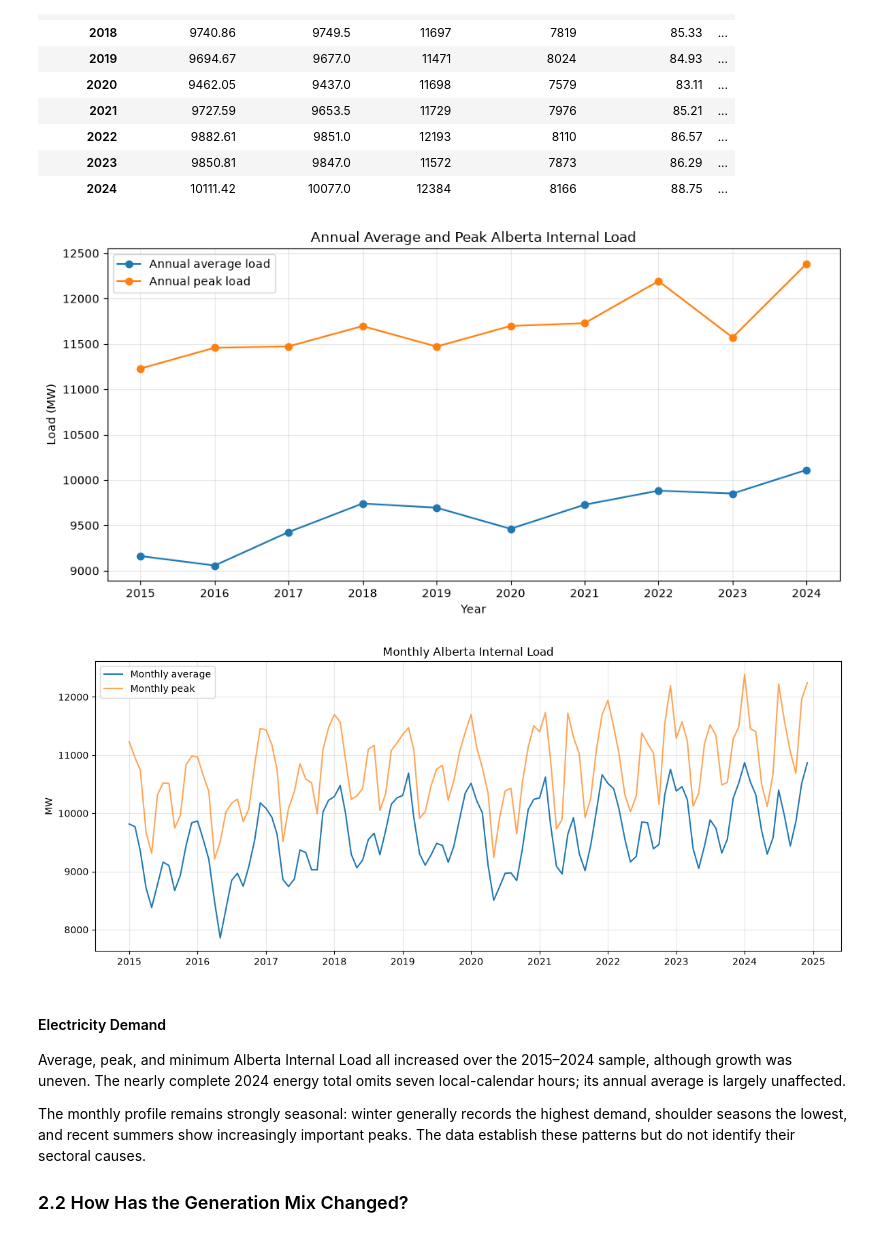
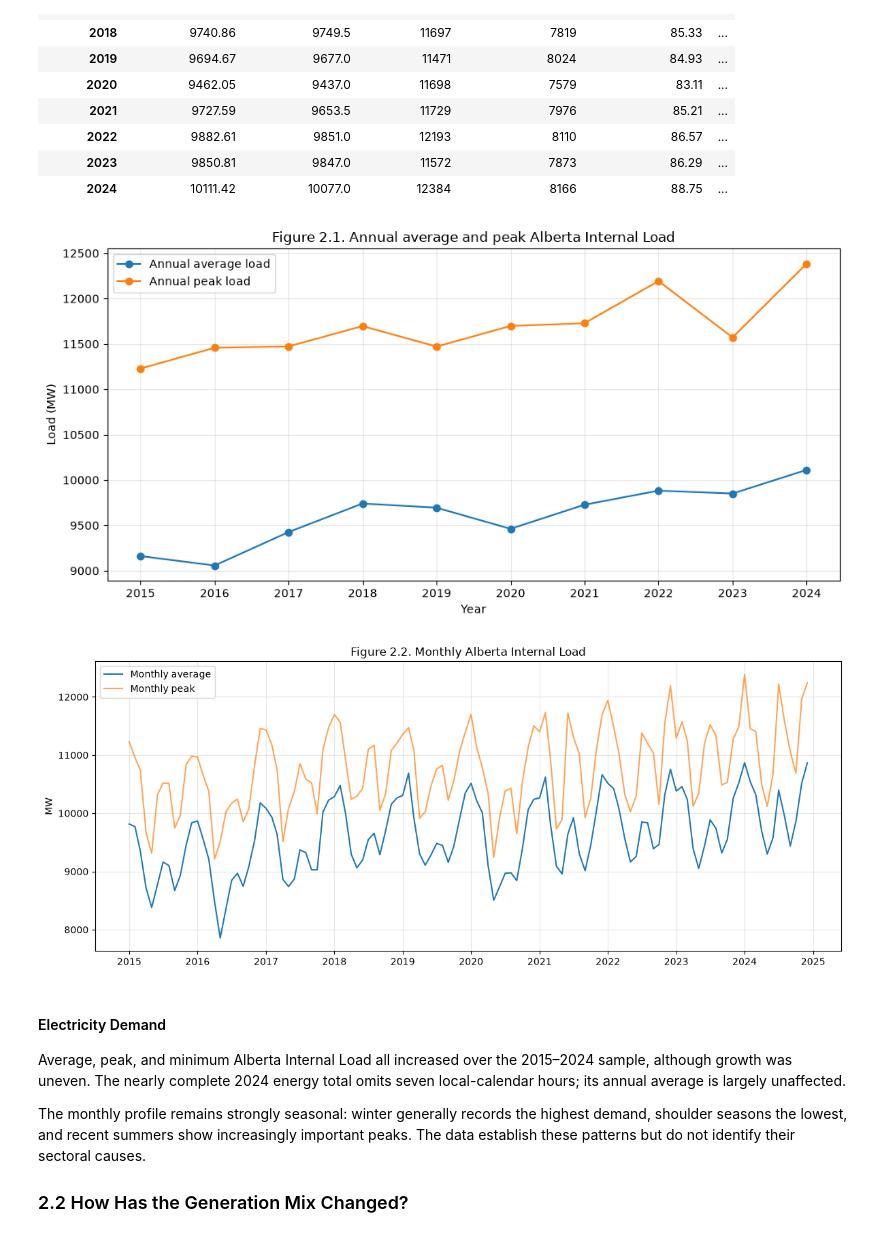
Before and after one commit to bhasein/alberta_power_markets_project, a Jupyter notebook: notebooks/01_Understanding_the_Alberta_Electricity_Market.ipynb, the cells around one changed output. Cells and saved outputs as stored; diff of their text form; code cells hidden in the pictures.

```diff
--- a/notebooks/01_Understanding_the_Alberta_Electricity_Market.ipynb
+++ b/notebooks/01_Understanding_the_Alberta_Electricity_Market.ipynb
@@ -745,35 +745,35 @@ annual_load.round(2)
 # Visualize long-term demand trends
 # ---------------------------------------------------------------------
 
 plot_df = annual_load.copy()
 
 fig, ax = plt.subplots(figsize=(10, 5))
 
 ax.plot(
     plot_df.index,
     plot_df["average_load_mw"],
     marker="o",
     label="Annual average load",
 )
 
 ax.plot(
     plot_df.index,
     plot_df["peak_load_mw"],
     marker="o",
     label="Annual peak load",
 )
 
-ax.set_title("Annual Average and Peak Alberta Internal Load")
+ax.set_title("Figure 2.1. Annual average and peak Alberta Internal Load")
 ax.set_xlabel("Year")
 ax.set_ylabel("Load (MW)")
 ax.set_xticks(plot_df.index)
 ax.legend()
 ax.grid(alpha=0.3)
 
 plt.tight_layout()
 plt.show()
 # %% [output]
-[figure, old version]
+[figure, new version]
 # %%
 # ---------------------------------------------------------------------
 # Visualize monthly demand evolution
@@ -806,7 +806,7 @@ ax.plot(
     label="Monthly peak",
 )
 
-ax.set_title("Monthly Alberta Internal Load")
+ax.set_title("Figure 2.2. Monthly Alberta Internal Load")
 ax.set_xlabel("")
 ax.set_ylabel("MW")
 ax.legend()
@@ -815,7 +815,7 @@ ax.grid(alpha=0.3)
 plt.tight_layout()
 plt.show()
 # %% [output]
-[figure, old version]
+[figure, new version]
 # %% [markdown]
 #### Electricity Demand
 
```
Also changed, not shown: parts of 35 cells of this notebook.
